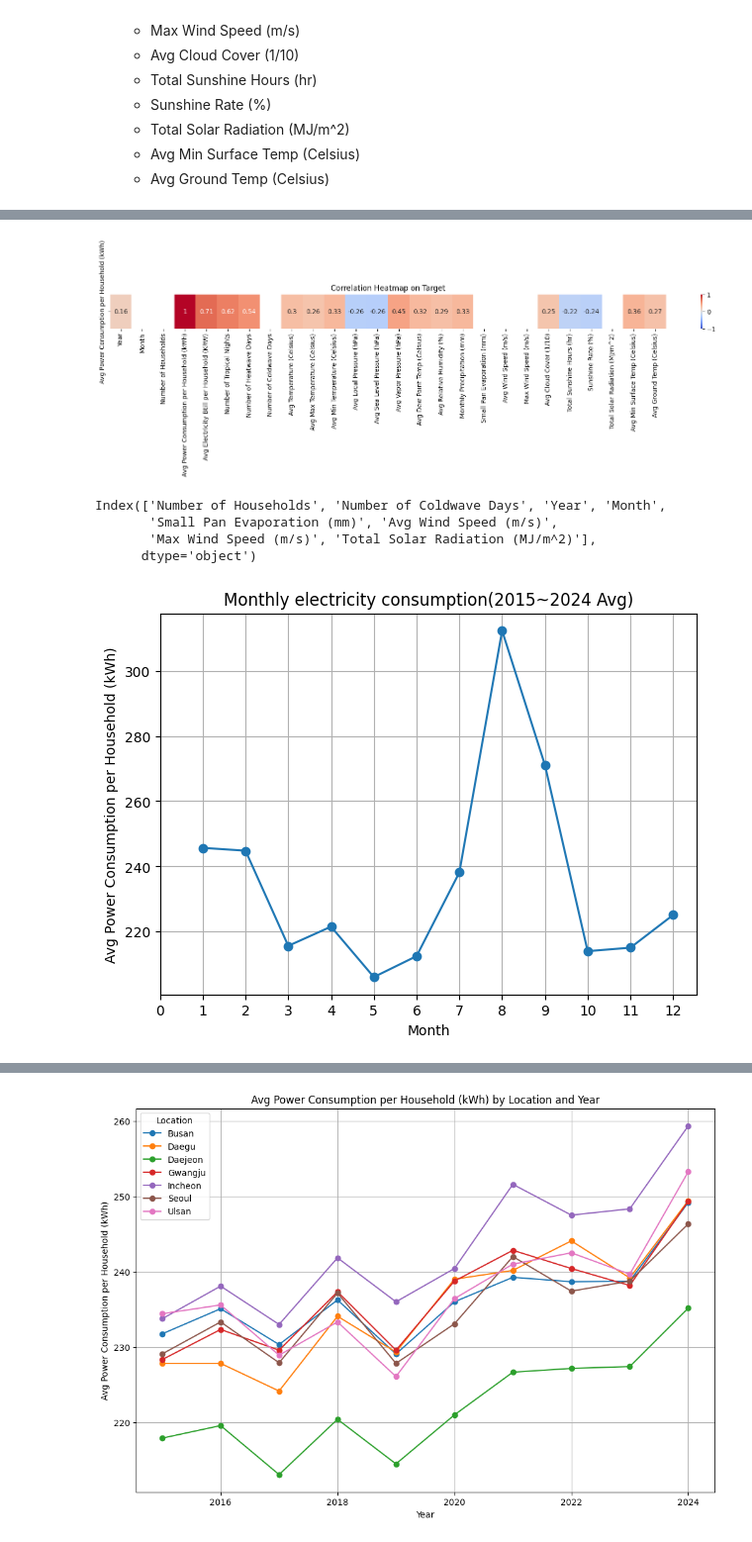
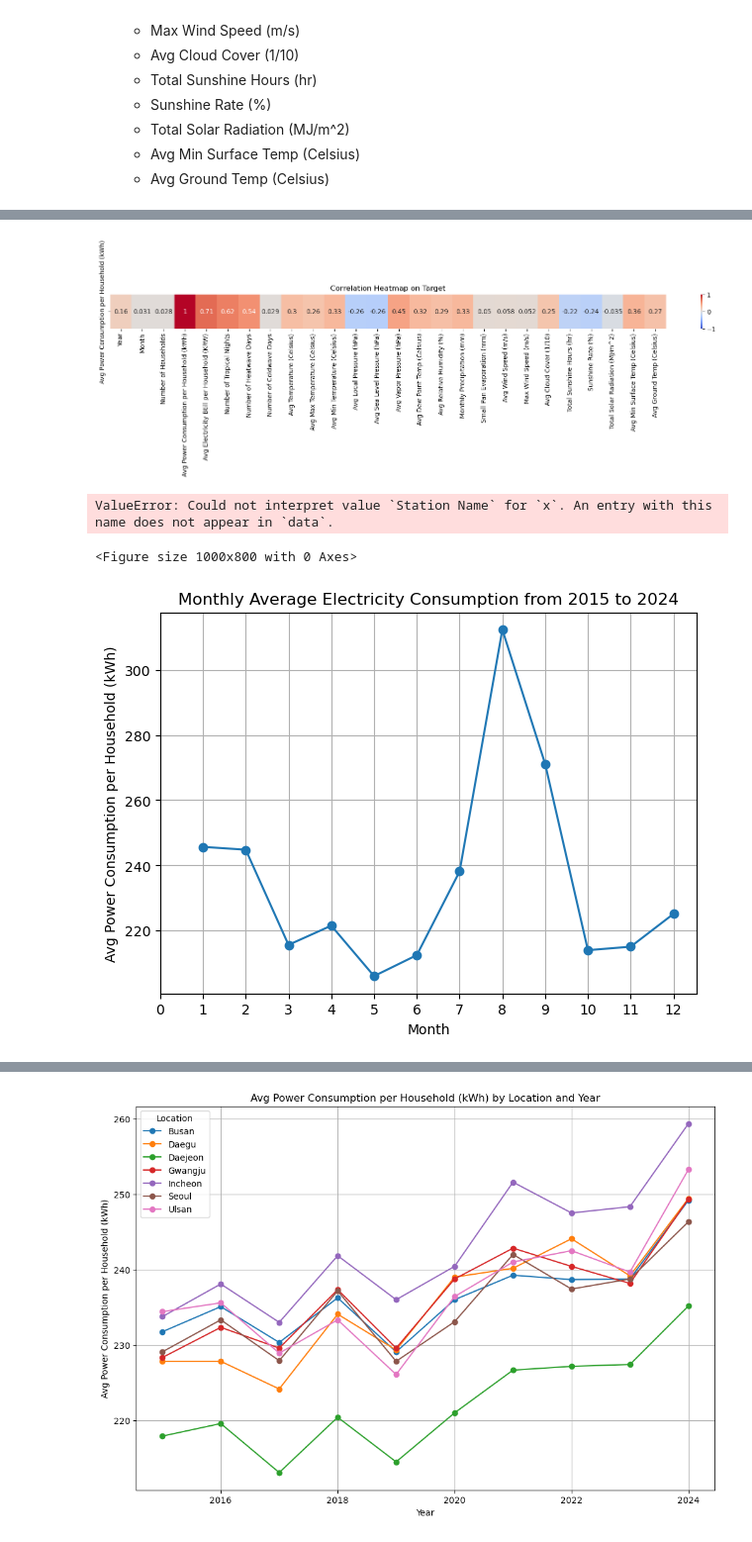
Before and after one commit to somnio-kimm/electricity_consumption_prediction, a Jupyter notebook: electricity_consumption_prediction.ipynb, the cells around one changed output, grey strips where cells are left out. Shown at 99% size. Cells and saved outputs as stored; diff of their text form; code cells hidden in the pictures.

```diff
--- a/electricity_consumption_prediction.ipynb
+++ b/electricity_consumption_prediction.ipynb
@@ -361,36 +348,41 @@ plt.show()
 # %%
 #heatmap
 df_numeric=df_merged.select_dtypes(include=['number'])
 df_corr=df_numeric.corr()
 # df_corr_find = df_corr.copy()
 # low_cols = df_corr_find[abs(df_corr_find['Avg Power Consumption per Household (kWh)'])<0.2].index
 df_corr=df_corr.loc[['Avg Power Consumption per Household (kWh)']]
-filter_corr=df_corr[abs(df_corr)>=0.1]
+#filter_corr=df_corr[abs(df_corr)>=0.1]
 plt.figure(figsize=(20,1))
-sns.heatmap(filter_corr, annot=True,vmin=-1, cmap='coolwarm')
+sns.heatmap(df_corr, annot=True,vmin=-1, cmap='coolwarm')
 plt.title('Correlation Heatmap on Target')
 plt.show()
 # %% [output]
-[figure, old version]
+[figure, new version]
-# %%
-print(low_cols)
-# %% [output]
-Index(['Number of Households', 'Number of Coldwave Days', 'Year', 'Month',
-       'Small Pan Evaporation (mm)', 'Avg Wind Speed (m/s)',
-       'Max Wind Speed (m/s)', 'Total Solar Radiation (MJ/m^2)'],
-      dtype='object')
+# %%
+# Precipitation by Region
+
+plt.figure(figsize=(10, 8))
+sns.boxplot(data=df_merged, x='Station Name', y='Monthly Precipitation')
+plt.title("Precipitation by Region")
+plt.xlabel("Station Name")
+plt.ylabel("Monthly Precipitation")
+plt.show()
+# %% [output]
+ValueError: Could not interpret value `Station Name` for `x`. An entry with this name does not appear in `data`.
+<Figure size 1000x800 with 0 Axes>
 # %%
-# Monthly Avg electricity consumption barplot
+# Monthly awaitvg electricity consumption
 
 ele_plt = df_merged.groupby('Month')['Avg Power Consumption per Household (kWh)'].mean()
 
 plt.figure(figsize=(7, 5))
 ele_plt.plot(kind='line', marker='o')
-plt.title("Monthly electricity consumption(2015~2024 Avg)")
+plt.title("Monthly Average Electricity Consumption from 2015 to 2024")
 plt.xlabel("Month")
 plt.ylabel("Avg Power Consumption per Household (kWh)")
 plt.xticks(np.arange(0,13,1),rotation=0)
 plt.grid()
 plt.show()
 # %% [output]
-[figure, old version]
+[figure, new version]
```
Also changed, not shown: parts of 49 cells of this notebook, 8 other files.
